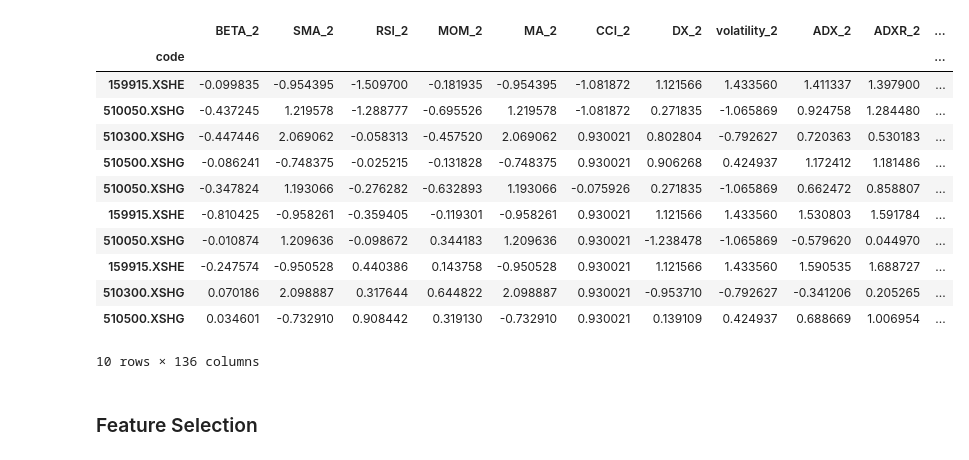
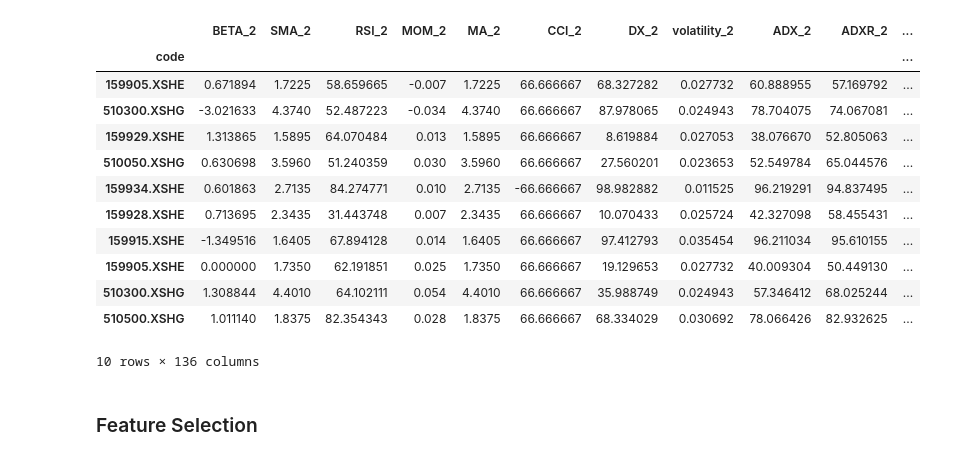
Before and after one commit to Hadryan/ML4T, a Jupyter notebook: ML.ipynb, the cells around one changed output. Drawn from its saved outputs; the diff is of its cells as text; code cells hidden in the pictures.

```diff
--- a/ML.ipynb
+++ b/ML.ipynb
@@ -19,7 +20,7 @@ from functools import reduce
 def get_target_level(target):
     if target > 0:
         return 1
-    return -1
+    return 0
 
 def cross_over(x, y, data):
     data[f'RSI_{x} - RSI_{y}'] = data[f'RSI_{x}'] - data[f'RSI_{y}']
@@ -87,7 +88,7 @@ for i in etf_list:
 data_sets = data_sets.dropna()
 data_sets = data_sets.set_index('code')
 data_sets = data_sets.sort_values('time')
-data_sets.head(5)
+data_sets.tail(10)
 # %% [output]
 |  | BETA_2 | SMA_2 | RSI_2 | MOM_2 | MA_2 | CCI_2 | DX_2 | volatility_2 | ADX_2 | ADXR_2 | ... |
 | code |  |  |  |  |  |  |  |  |  |  | ... |
@@ -122,42 +128,41 @@ Features:
 # %%
 from sklearn.ensemble import RandomForestClassifier, AdaBoostClassifier
 from sklearn.model_selection import GridSearchCV
 from sklearn.model_selection import train_test_split
 from sklearn.metrics import accuracy_score, r2_score
 from sklearn.pipeline import Pipeline
-from sklearn.feature_selection import SelectFromModel, RFECV
+from sklearn.feature_selection import SelectKBest, chi2
 from sklearn.linear_model import LogisticRegression, LassoCV
 import matplotlib.pyplot as plt
 from sklearn.svm import SVR
 from sklearn.preprocessing import StandardScaler, MinMaxScaler
 import numpy as np
 from sklearn.decomposition import PCA
 from sklearn.multioutput import MultiOutputRegressor
 from sklearn.metrics import classification_report
 
 
 
 date = data_sets.index.drop_duplicates()
 
 # data_sets = data_sets.loc[data_sets.index.isin(date[::2])]
 
 ## propressing
-scaler =  StandardScaler()
-data_sets[features] = scaler.fit_transform(data_sets[features])
+
 data_sets.tail(10)
 # %% [output]
 |  | BETA_2 | SMA_2 | RSI_2 | MOM_2 | MA_2 | CCI_2 | DX_2 | volatility_2 | ADX_2 | ADXR_2 | ... |
 | code |  |  |  |  |  |  |  |  |  |  | ... |
-| 159915.XSHE | -0.099835 | -0.954395 | -1.509700 | -0.181935 | -0.954395 | -1.081872 | 1.121566 | 1.433560 | 1.411337 | 1.397900 | ... |
-| 510050.XSHG | -0.437245 | 1.219578 | -1.288777 | -0.695526 | 1.219578 | -1.081872 | 0.271835 | -1.065869 | 0.924758 | 1.284480 | ... |
-| 510300.XSHG | -0.447446 | 2.069062 | -0.058313 | -0.457520 | 2.069062 | 0.930021 | 0.802804 | -0.792627 | 0.720363 | 0.530183 | ... |
-| 510500.XSHG | -0.086241 | -0.748375 | -0.025215 | -0.131828 | -0.748375 | 0.930021 | 0.906268 | 0.424937 | 1.172412 | 1.181486 | ... |
-| 510050.XSHG | -0.347824 | 1.193066 | -0.276282 | -0.632893 | 1.193066 | -0.075926 | 0.271835 | -1.065869 | 0.662472 | 0.858807 | ... |
-| 159915.XSHE | -0.810425 | -0.958261 | -0.359405 | -0.119301 | -0.958261 | 0.930021 | 1.121566 | 1.433560 | 1.530803 | 1.591784 | ... |
-| 510050.XSHG | -0.010874 | 1.209636 | -0.098672 | 0.344183 | 1.209636 | 0.930021 | -1.238478 | -1.065869 | -0.579620 | 0.044970 | ... |
-| 159915.XSHE | -0.247574 | -0.950528 | 0.440386 | 0.143758 | -0.950528 | 0.930021 | 1.121566 | 1.433560 | 1.590535 | 1.688727 | ... |
-| 510300.XSHG | 0.070186 | 2.098887 | 0.317644 | 0.644822 | 2.098887 | 0.930021 | -0.953710 | -0.792627 | -0.341206 | 0.205265 | ... |
-| 510500.XSHG | 0.034601 | -0.732910 | 0.908442 | 0.319130 | -0.732910 | 0.930021 | 0.139109 | 0.424937 | 0.688669 | 1.006954 | ... |
+| 159905.XSHE | 0.671894 | 1.7225 | 58.659665 | -0.007 | 1.7225 | 66.666667 | 68.327282 | 0.027732 | 60.888955 | 57.169792 | ... |
+| 510300.XSHG | -3.021633 | 4.3740 | 52.487223 | -0.034 | 4.3740 | 66.666667 | 87.978065 | 0.024943 | 78.704075 | 74.067081 | ... |
+| 159929.XSHE | 1.313865 | 1.5895 | 64.070484 | 0.013 | 1.5895 | 66.666667 | 8.619884 | 0.027053 | 38.076670 | 52.805063 | ... |
+| 510050.XSHG | 0.630698 | 3.5960 | 51.240359 | 0.030 | 3.5960 | 66.666667 | 27.560201 | 0.023653 | 52.549784 | 65.044576 | ... |
+| 159934.XSHE | 0.601863 | 2.7135 | 84.274771 | 0.010 | 2.7135 | -66.666667 | 98.982882 | 0.011525 | 96.219291 | 94.837495 | ... |
+| 159928.XSHE | 0.713695 | 2.3435 | 31.443748 | 0.007 | 2.3435 | 66.666667 | 10.070433 | 0.025724 | 42.327098 | 58.455431 | ... |
+| 159915.XSHE | -1.349516 | 1.6405 | 67.894128 | 0.014 | 1.6405 | 66.666667 | 97.412793 | 0.035454 | 96.211034 | 95.610155 | ... |
+| 159905.XSHE | 0.000000 | 1.7350 | 62.191851 | 0.025 | 1.7350 | 66.666667 | 19.129653 | 0.027732 | 40.009304 | 50.449130 | ... |
+| 510300.XSHG | 1.308844 | 4.4010 | 64.102111 | 0.054 | 4.4010 | 66.666667 | 35.988749 | 0.024943 | 57.346412 | 68.025244 | ... |
+| 510500.XSHG | 1.011140 | 1.8375 | 82.354343 | 0.028 | 1.8375 | 66.666667 | 68.334029 | 0.030692 | 78.066426 | 82.932625 | ... |
 10 rows × 136 columns
 # %% [markdown]
 ### Feature Selection
```
Also changed, not shown: parts of 8 cells of this notebook, 1 other file.
